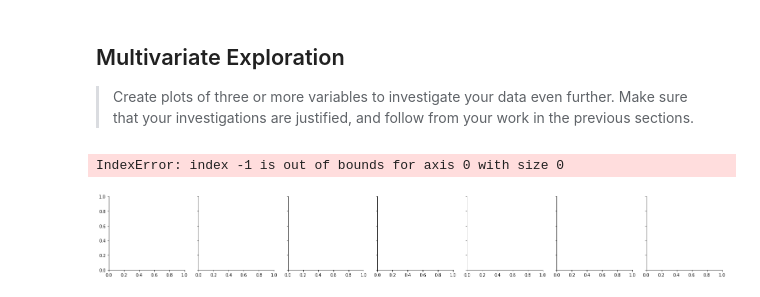
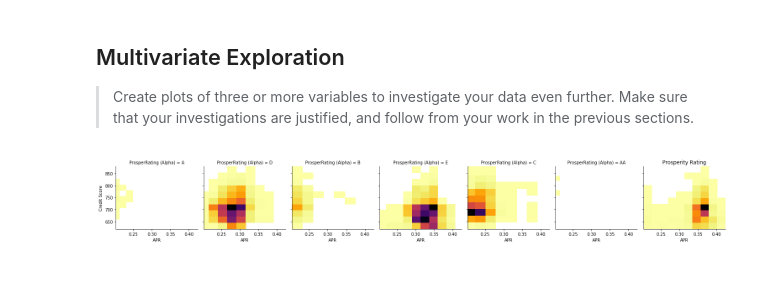
Before and after one commit to Warwick2k/Data_Visualization, a Jupyter notebook: Exploration_Hagemann.ipynb, the cells around one changed output. Drawn from its saved outputs; the diff is of its cells as text; code cells hidden in the pictures.

```diff
--- a/Exploration_Hagemann.ipynb
+++ b/Exploration_Hagemann.ipynb
@@ -370,16 +387,13 @@ your work in the previous sections.
 
 def hist2dgrid(x, y, **kwargs):
     palette = kwargs.pop('color');
-    bins_x = np.arange(18, df['BorrowerAPR'].max()+2, 2);
-    bins_y = np.arange(2, 2);
-    plt.hist2d(x, y, bins = [bins_x, bins_y], cmap = palette, cmin = 0.5);
-    plt.yticks(log_trans(np.array([1, 2, 5, 10, 20, 50, 100])),
-               [1, 2, 5, 10, 20, 50, 100]);
+    plt.title('Prosperity Rating');
+    plt.hist2d(x, y, bins = [10, 10], cmap = palette, cmin = 0.5);
 # %%
 g = sb.FacetGrid(data = df, col = 'ProsperRating (Alpha)', height = 3);
 g.map(hist2dgrid, 'BorrowerAPR', 'CreditScoreRangeUpper', color = 'inferno_r');
 g.set_xlabels('APR');
 g.set_ylabels('Credit Score');
+plt.title('Prosperity Rating');
 # %% [output]
-IndexError: index -1 is out of bounds for axis 0 with size 0
-[figure, old version]
+[figure, new version]
```
Also changed, not shown: parts of 11 cells of this notebook.
